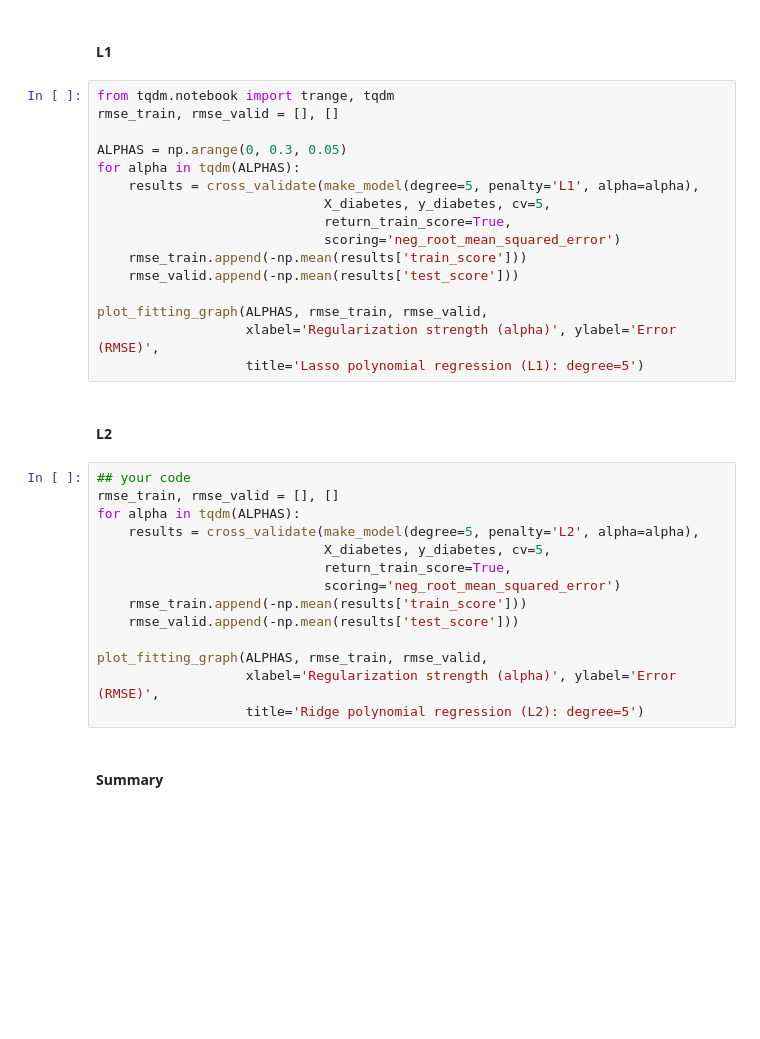
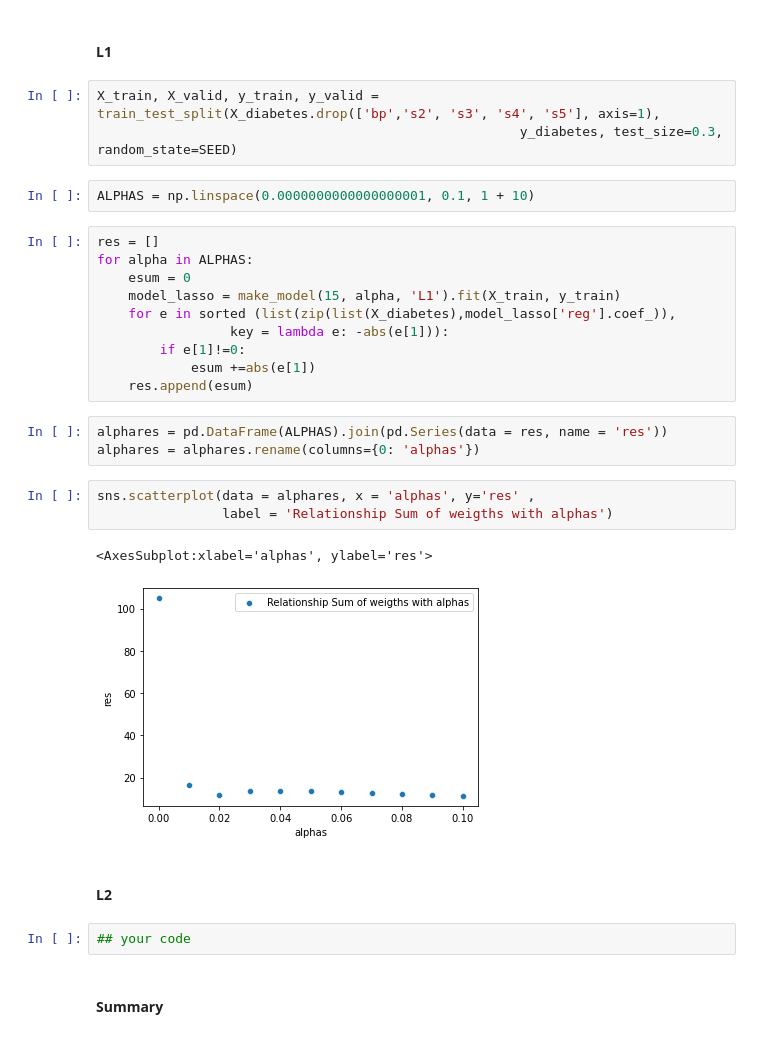
Before and after one commit to mamont79/04_Ov_Reg, a Jupyter notebook: overfitting_regularization.ipynb, the cells around one changed output. Drawn from its saved outputs; the diff is of its cells as text; blank space fills up the shorter version.

```diff
--- a/overfitting_regularization.ipynb
+++ b/overfitting_regularization.ipynb
@@ -463,38 +463,34 @@ Is it indeed happening?
 Please do a discovery on your own and find that out empirically (both for **L1** and **L2**). Let's use `degree=15` and `alpha` from `ALPHAS`.
 # %% [markdown]
 #### L1
-# %%
-from tqdm.notebook import trange, tqdm
-rmse_train, rmse_valid = [], []
-
-ALPHAS = np.arange(0, 0.3, 0.05)
-for alpha in tqdm(ALPHAS):
-    results = cross_validate(make_model(degree=5, penalty='L1', alpha=alpha),
-                             X_diabetes, y_diabetes, cv=5,
-                             return_train_score=True,
-                             scoring='neg_root_mean_squared_error')
-    rmse_train.append(-np.mean(results['train_score']))
-    rmse_valid.append(-np.mean(results['test_score']))
-
-plot_fitting_graph(ALPHAS, rmse_train, rmse_valid,
-                   xlabel='Regularization strength (alpha)', ylabel='Error (RMSE)',
-                   title='Lasso polynomial regression (L1): degree=5')
+# %%
+X_train, X_valid, y_train, y_valid = train_test_split(X_diabetes.drop(['bp','s2', 's3', 's4', 's5'], axis=1),
+                                                      y_diabetes, test_size=0.3, random_state=SEED)
+# %%
+ALPHAS = np.linspace(0.0000000000000000001, 0.1, 1 + 10)
+# %%
+res = []
+for alpha in ALPHAS:
+    esum = 0
+    model_lasso = make_model(15, alpha, 'L1').fit(X_train, y_train)
+    for e in sorted (list(zip(list(X_diabetes),model_lasso['reg'].coef_)),
+                 key = lambda e: -abs(e[1])):
+        if e[1]!=0:
+            esum +=abs(e[1])
+    res.append(esum)
+# %%
+alphares = pd.DataFrame(ALPHAS).join(pd.Series(data = res, name = 'res'))
+alphares = alphares.rename(columns={0: 'alphas'})
+# %%
+sns.scatterplot(data = alphares, x = 'alphas', y='res' ,
+                label = 'Relationship Sum of weigths with alphas')
+# %% [output]
+<AxesSubplot:xlabel='alphas', ylabel='res'>
+[figure, added]
 # %% [markdown]
 #### L2
-# %%
-## your code
-rmse_train, rmse_valid = [], []
-for alpha in tqdm(ALPHAS):
-    results = cross_validate(make_model(degree=5, penalty='L2', alpha=alpha),
-                             X_diabetes, y_diabetes, cv=5,
-                             return_train_score=True,
-                             scoring='neg_root_mean_squared_error')
-    rmse_train.append(-np.mean(results['train_score']))
-    rmse_valid.append(-np.mean(results['test_score']))
-
-plot_fitting_graph(ALPHAS, rmse_train, rmse_valid,
-                   xlabel='Regularization strength (alpha)', ylabel='Error (RMSE)',
-                   title='Ridge polynomial regression (L2): degree=5')
+# %%
+## your code
 # %% [markdown]
 #### Summary
 # %%
```
Also changed, not shown: parts of 13 cells of this notebook.
